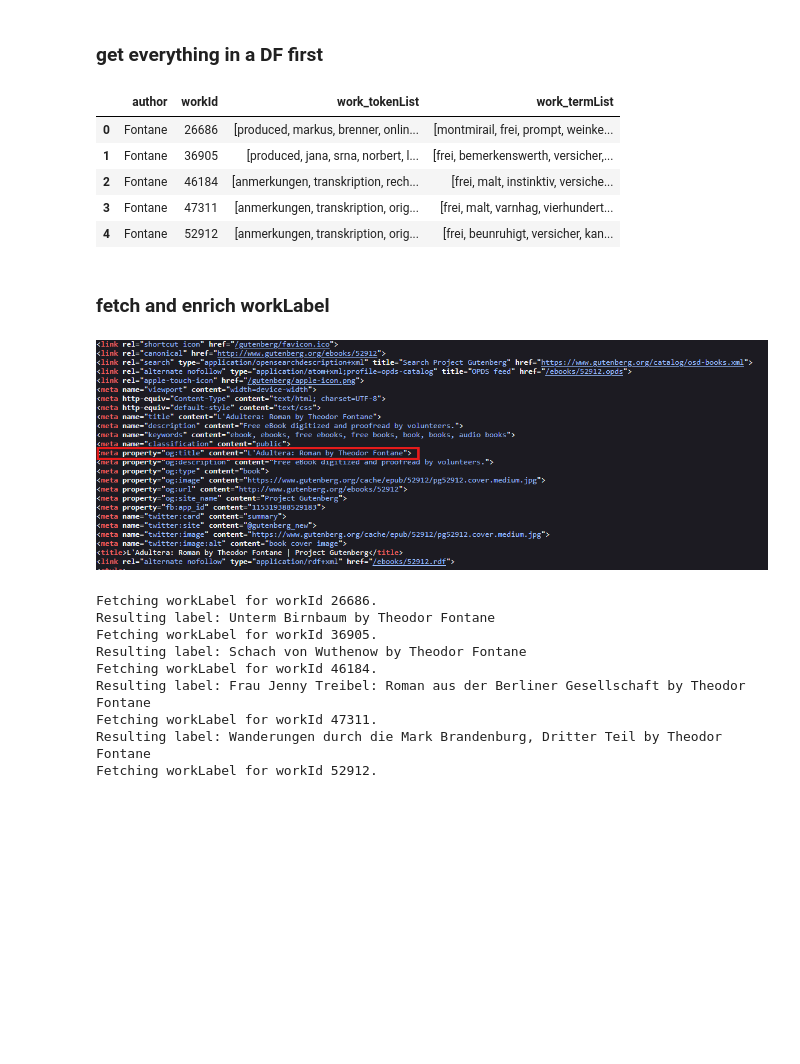
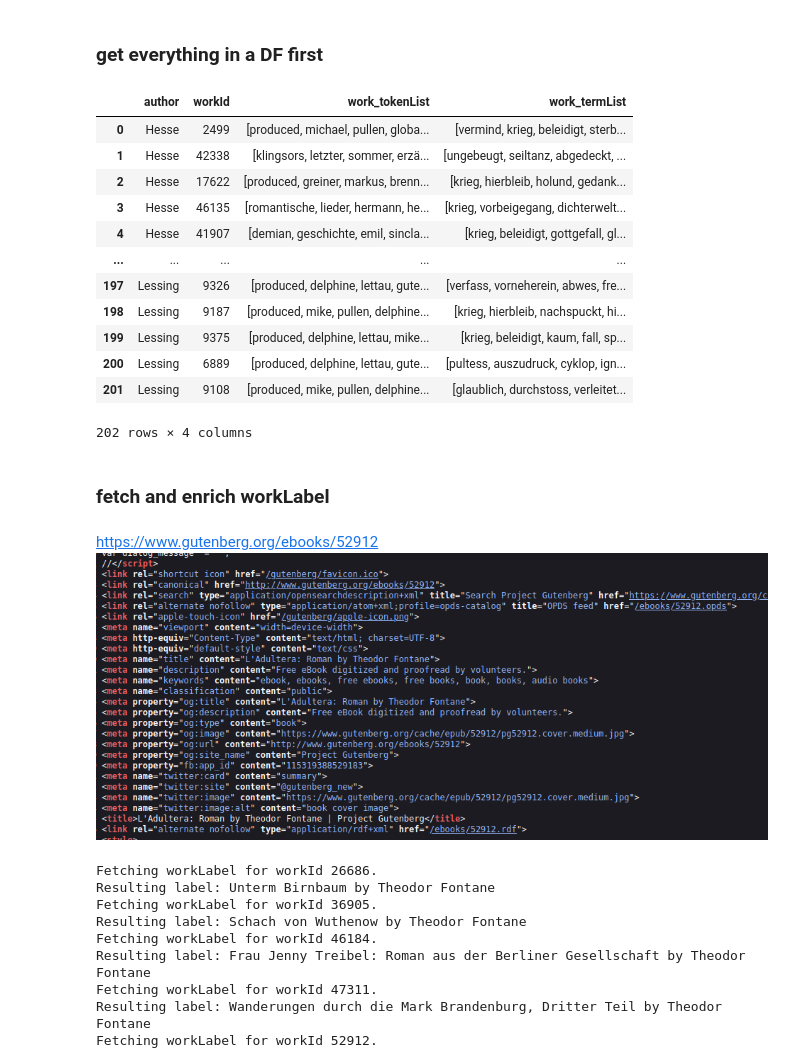
Before and after one commit to klausbprinz/suma-tech-assignment-harvesting-analysis, a Jupyter notebook: notebooks/assignmentSolution.ipynb, the cells around one changed output. Drawn from its saved outputs; the diff is of its cells as text; code cells hidden in the pictures; blank space fills up the shorter version.

```diff
--- a/notebooks/assignmentSolution.ipynb
+++ b/notebooks/assignmentSolution.ipynb
@@ -72,14 +72,21 @@ for authorFolderP in authorFolderPs:
 # create DF from dict
 dataDF = pd.DataFrame.from_dict(toDFdict)
 # %%
-dataDF.head()
+dataDF
 # %% [output]
 |  | author | workId | work_tokenList | work_termList |
-| 0 | Fontane | 26686 | [produced, markus, brenner, onlin... | [montmirail, frei, prompt, weinke... |
-| 1 | Fontane | 36905 | [produced, jana, srna, norbert, l... | [frei, bemerkenswerth, versicher,... |
-| 2 | Fontane | 46184 | [anmerkungen, transkription, rech... | [frei, malt, instinktiv, versiche... |
-| 3 | Fontane | 47311 | [anmerkungen, transkription, orig... | [frei, malt, varnhag, vierhundert... |
-| 4 | Fontane | 52912 | [anmerkungen, transkription, orig... | [frei, beunruhigt, versicher, kan... |
+| 0 | Hesse | 2499 | [produced, michael, pullen, globa... | [vermind, krieg, beleidigt, sterb... |
+| 1 | Hesse | 42338 | [klingsors, letzter, sommer, erzä... | [ungebeugt, seiltanz, abgedeckt, ... |
+| 2 | Hesse | 17622 | [produced, greiner, markus, brenn... | [krieg, hierbleib, holund, gedank... |
+| 3 | Hesse | 46135 | [romantische, lieder, hermann, he... | [krieg, vorbeigegang, dichterwelt... |
+| 4 | Hesse | 41907 | [demian, geschichte, emil, sincla... | [krieg, beleidigt, gottgefall, gl... |
+| ... | ... | ... | ... | ... |
+| 197 | Lessing | 9326 | [produced, delphine, lettau, gute... | [verfass, vorneherein, abwes, fre... |
+| 198 | Lessing | 9187 | [produced, mike, pullen, delphine... | [krieg, hierbleib, nachspuckt, hi... |
+| 199 | Lessing | 9375 | [produced, delphine, lettau, mike... | [krieg, beleidigt, kaum, fall, sp... |
+| 200 | Lessing | 6889 | [produced, delphine, lettau, gute... | [pultess, auszudruck, cyklop, ign... |
+| 201 | Lessing | 9108 | [produced, mike, pullen, delphine... | [glaublich, durchstoss, verleitet... |
+202 rows × 4 columns
 # %%
 # quick manual check with file
 
@@ -87,7 +94,9 @@ assert len(dataDF.iloc[0]["work_tokenList"]) == 20416 # lookup in data/german-wo
 # %% [markdown]
 ### fetch and enrich workLabel
 # %% [markdown]
-![image.png](attachment:image.png-old)
+https://www.gutenberg.org/ebooks/52912
+<br>
+![v](attachment:image.png-new)
 # %%
 def fetchWorkLabel(workId: str) -> list[str | None, str | None]:
 
```
Also changed, not shown: parts of 6 cells of this notebook.
